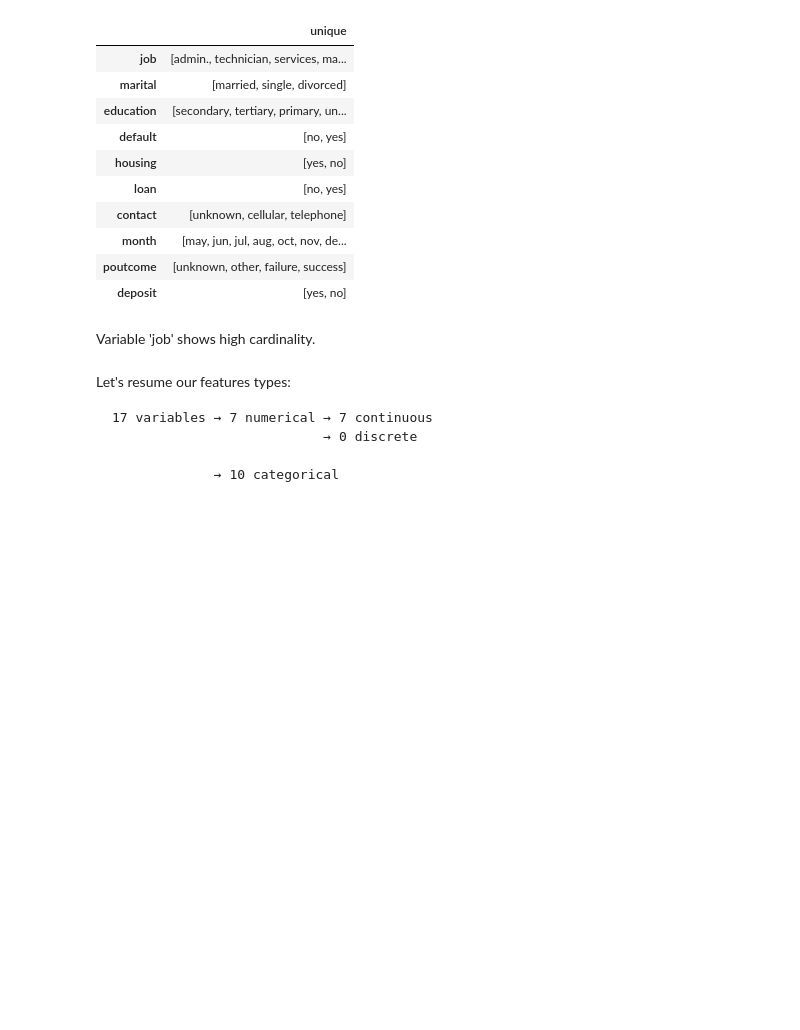
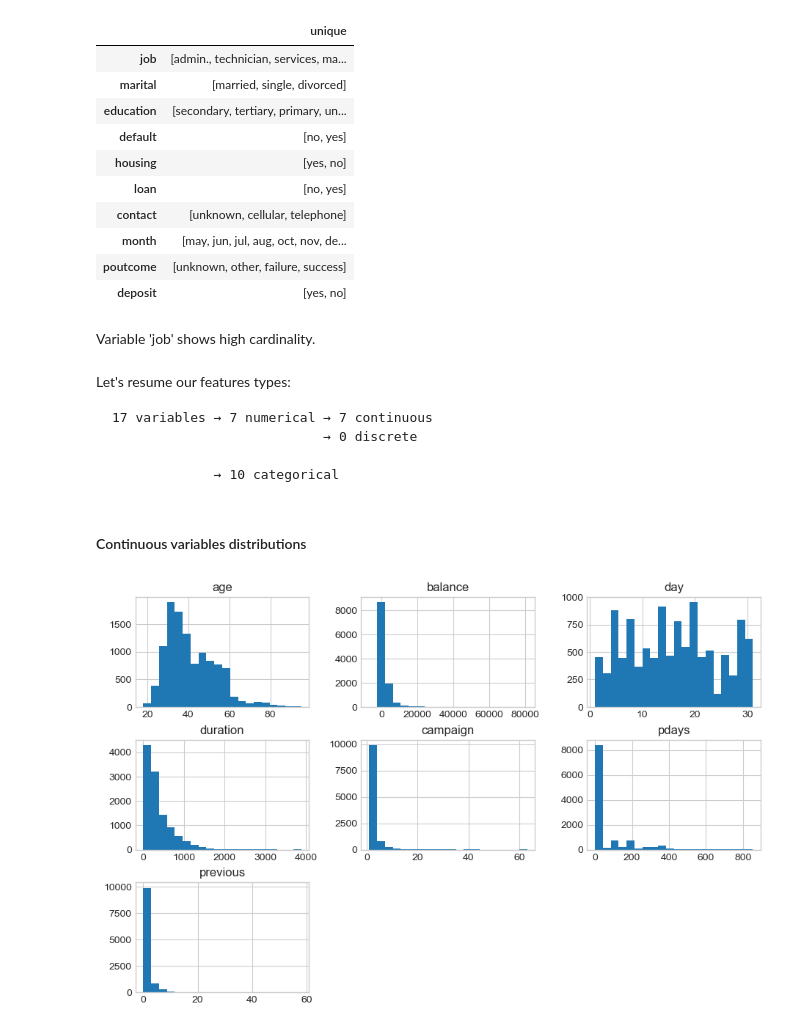
Before and after one commit to facundoriosds/Project-10-Marketing-Strategy, a Jupyter notebook: P10_part_1.ipynb, the cells around one changed output. Saved outputs shown, nothing was run; the diff lists cells and outputs as text; code cells hidden in the pictures; blank space fills up the shorter version.

```diff
--- a/P10_part_1.ipynb
+++ b/P10_part_1.ipynb
@@ -181,3 +184,14 @@ Let's resume our features types:
                                → 0 discrete
 
                  → 10 categorical
+# %% [markdown]
+#### Continuous variables distributions
+# %%
+# plt.style.use('seaborn-whitegrid')
+data.hist(bins=20, figsize=(11,7))
+plt.grid(True)
+# data.hist(bins=20, figsize=(12,8), color='#E14906')
+
+plt.show()
+# %% [output]
+[figure, added]
```
Also changed, not shown: parts of 5 cells of this notebook.
